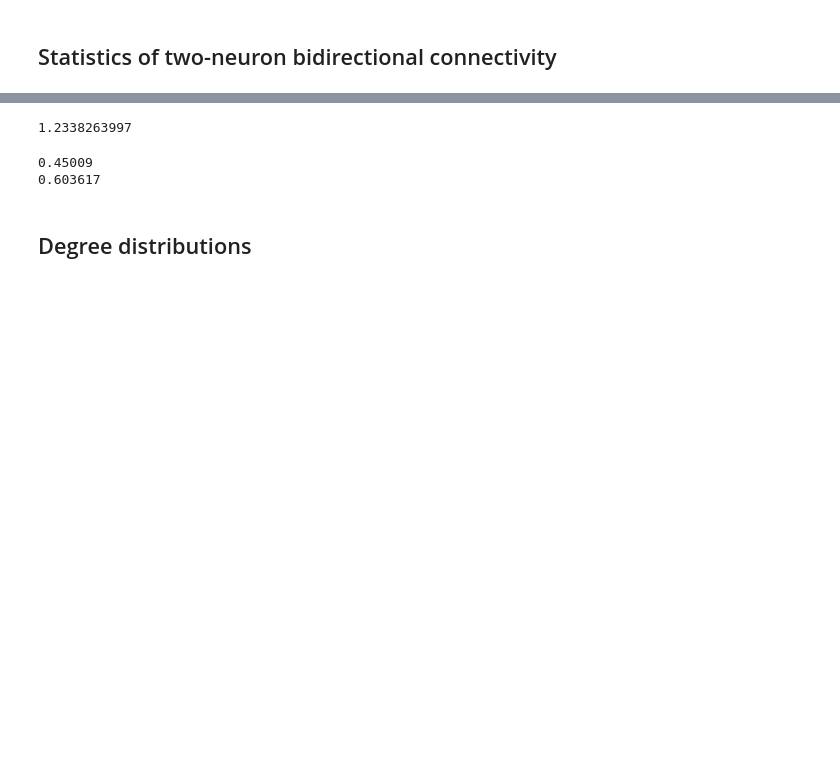
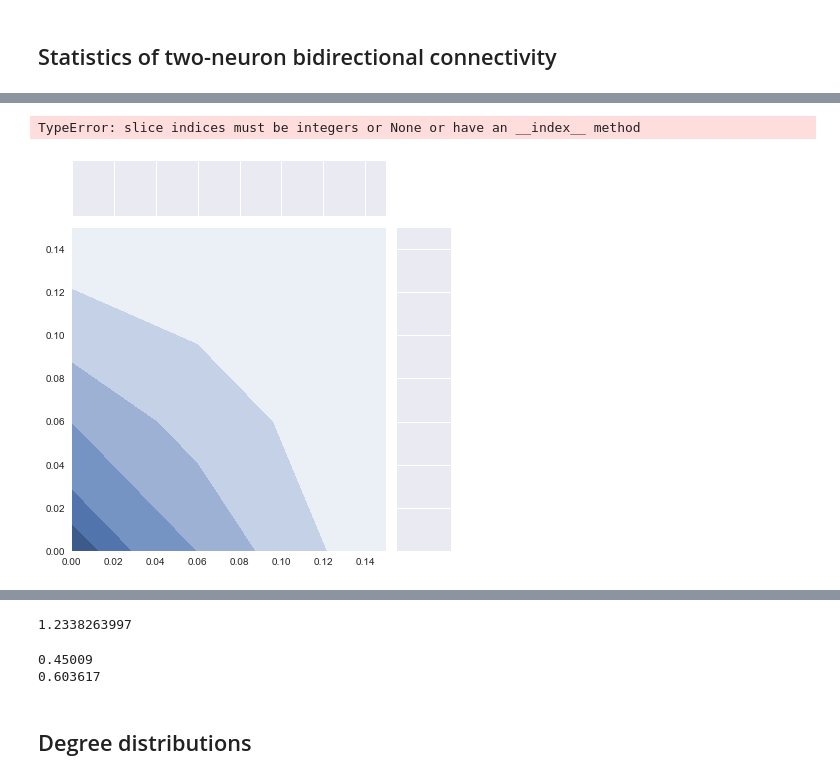
Before and after one commit to jlamweil/cortex-connect, a Jupyter notebook: main.ipynb, the cells around one changed output, grey strips where cells are left out. Saved outputs shown, nothing was run; the diff lists cells and outputs as text; code cells hidden in the pictures; blank space fills up the shorter version.

```diff
--- a/main.ipynb
+++ b/main.ipynb
@@ -287,0 +234,7 @@ plt.imshow(w, cmap = 'hot')
+# %%
+import seaborn as sns
+
+sns.jointplot(w, w.T, kind = 'kde', xlim=(0,0.15), ylim =(0,0.15))
+# %% [output]
+TypeError: slice indices must be integers or None or have an __index__ method
+[figure, added]
```
Also changed, not shown: parts of 18 cells of this notebook.
